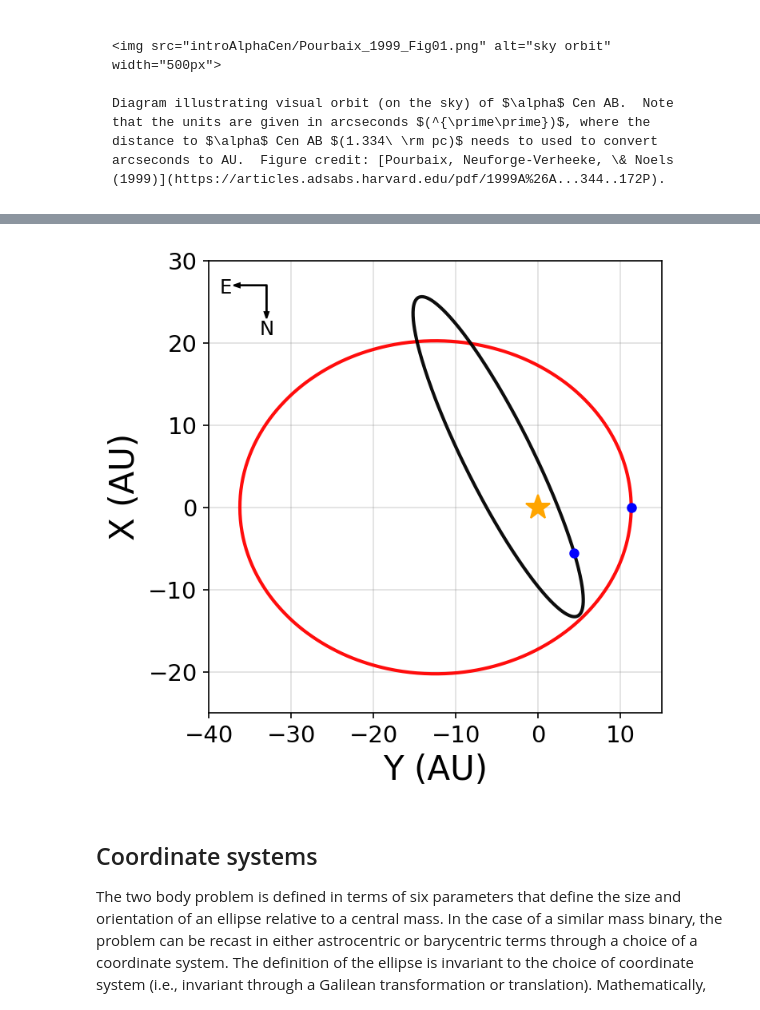
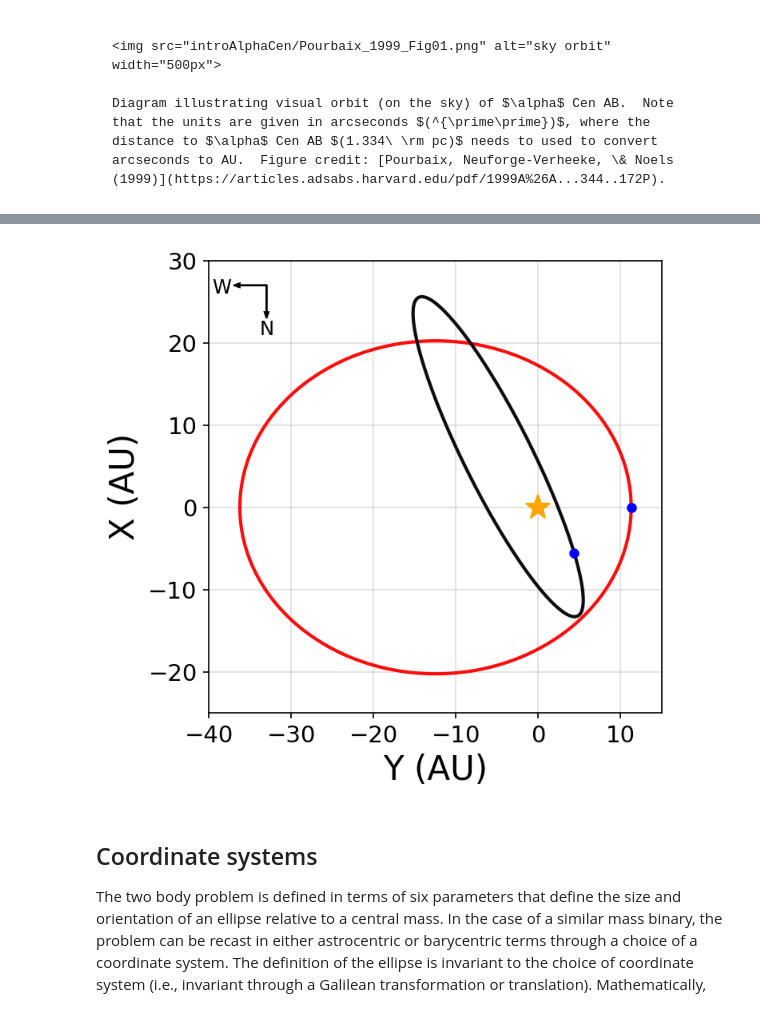
Before and after one commit to saturnaxis/exoplanet-binary, a Jupyter notebook: Tutorials/intro-alpha-centauri.ipynb, the cells around one changed output, grey strips where cells are left out. Drawn from its saved outputs; the diff is of its cells as text; code cells hidden in the pictures.

Commit message:
fix directions on plots

```diff
--- a/Tutorials/intro-alpha-centauri.ipynb
+++ b/Tutorials/intro-alpha-centauri.ipynb
@@ -644,35 +644,35 @@ r_vec[:,0], r_vec[:,1] = r*np.cos(f), r*np.sin(f)
 fig = plt.figure(figsize=(5,5),dpi=150)
 ax = fig.add_subplot(111)
 
 ax.grid(True,color='gray',alpha=0.25)
 ax.set_aspect('equal')
 
 ax.arrow(-33,27,-4,0,width=0.005,head_width=0.5,color='k',length_includes_head=True)
-ax.text(-38,26,'E',horizontalalignment='center',rotation=0,fontsize='small')
+ax.text(-38.5,26,'W',horizontalalignment='center',rotation=0,fontsize='small')
 ax.arrow(-33,27,0,-4,width=0.005,head_width=0.5,color='k',length_includes_head=True)
 ax.text(-33,21,'N',horizontalalignment='center',rotation=0,fontsize='small')
 
 ell = get_ellipse(r_vec,0,f,0,0)
 #print(ell[0,:])
 ax.plot(ell[:,0],-ell[:,1],'-',color='r',alpha=0.95,lw=2)
 ax.plot(ell[0,0],-ell[0,1],'b.',ms=10)
 
 ell = get_ellipse(r_vec,omg,f,incl,RA_omg)
 ax.plot(ell[:,1],-ell[:,0],'-',color='k',alpha=0.95,lw=2)
 ax.plot(ell[0,1],-ell[0,0],'b.',ms=10)
 #print(ell[0,:])
 
 ax.plot(0,0,'*',color='orange',ms=15)
 
 ax.set_xlabel("Y (AU)",fontsize = fs)
 ax.set_ylabel("X (AU)",fontsize = fs)
 ax.set_xlim(-40,15)
 ax.set_ylim(-25,30)
 
 glue("alpha_Cen_AB", fig, display=False);
 # %% [output]
 [interactive output not drawn]
-[figure, old version]
+[figure, new version]
 # %% [markdown]
 ## Coordinate systems
 
```
Also changed, not shown: parts of 1 cell of this notebook, 17 other files.
